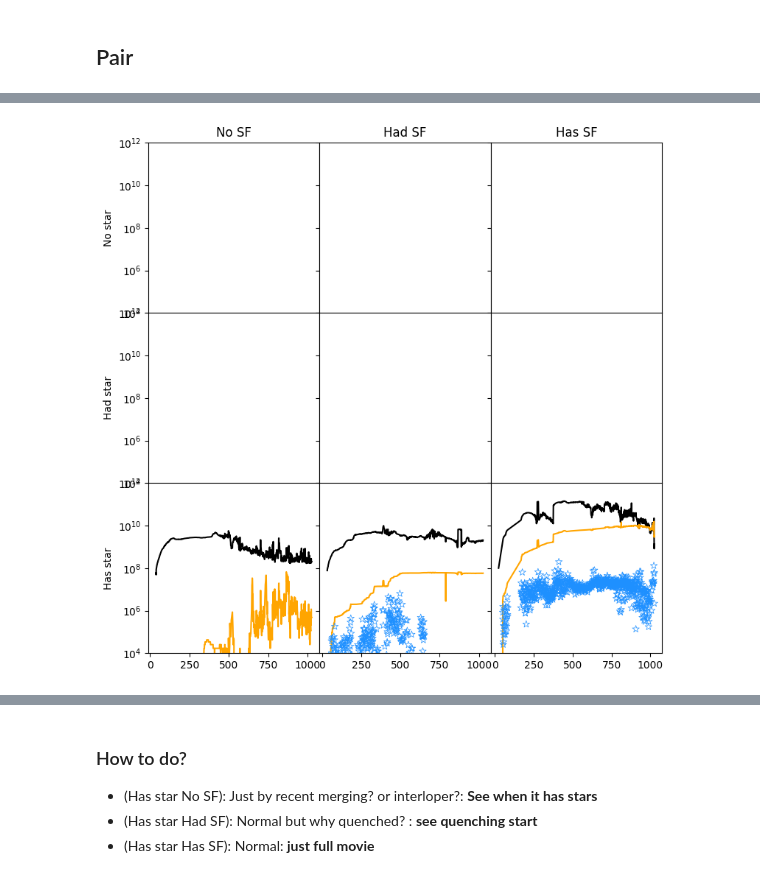
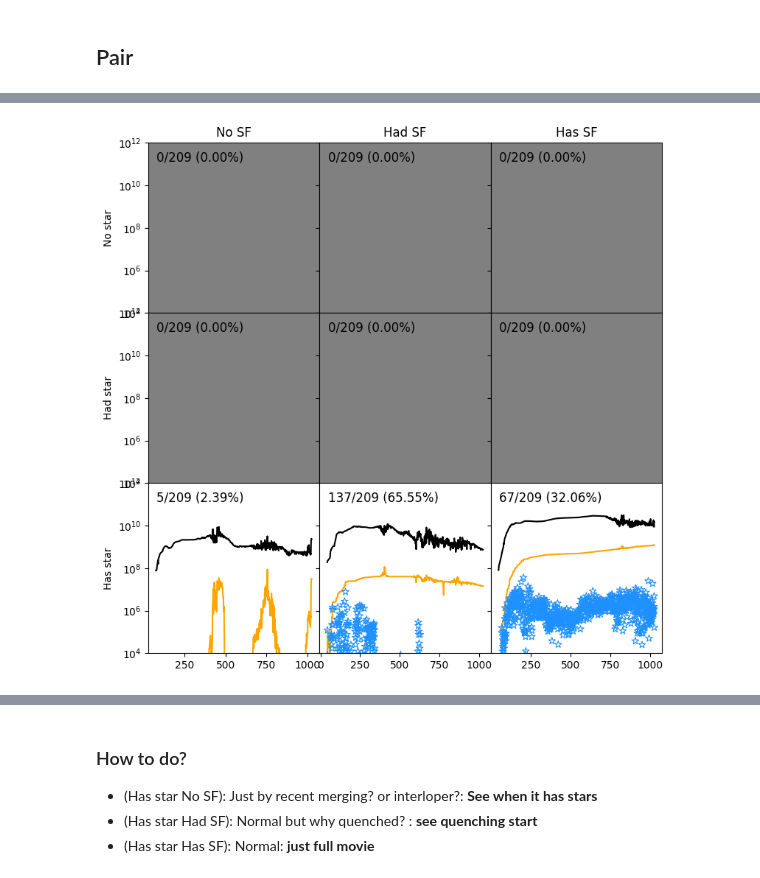
Before and after one commit to syj3514/MissingSat, a Jupyter notebook: 08a_SF_case.ipynb, the cells around one changed output, grey strips where cells are left out. Drawn from its saved outputs; the diff is of its cells as text; code cells hidden in the pictures.

```diff
--- a/08a_SF_case.ipynb
+++ b/08a_SF_case.ipynb
@@ -297,15 +216,20 @@ for pair in pairs1:
     branch = stree1[pair['id']]
     mstar = branch['mstar_vir']
     hasstar = mstar>0
-    if(np.sum(hasstar) == 0):
-        p1cases[0][1].append(pair['id'])
+    if(np.sum(hasstar) == 0): p1cases[0][1].append(pair['id'])
     else:
-        if(pair['mstar_vir']==0):
-            p1cases[1][1].append(pair['id'])
-        else:
-            p1cases[2][1].append(pair['id'])
+        if(pair['mstar_vir']==0): p1cases[1][1].append(pair['id'])
+        else: p1cases[2][1].append(pair['id'])
+for pair in pairs2:
+    branch = stree2[pair['id']]
+    mstar = branch['mstar_vir']
+    hasstar = mstar>0
+    if(np.sum(hasstar) == 0): p1cases[0][1].append(-pair['id'])
+    else:
+        if(pair['mstar_vir']==0): p1cases[1][1].append(-pair['id'])
+        else: p1cases[2][1].append(-pair['id'])
 for case in p1cases:
-    print(case[0], len(case[1]), f"{len(case[1])/len(pairs1)*100:.2f}%")
+    print(case[0], len(case[1]), f"{len(case[1])/(len(pairs1)+len(pairs2))*100:.2f}%")
 
 p2cases=[ ['no SF forever',[]], ['had SF, but not now',[]], ['has SF',[]] ]
 for pair in pairs1:
@@ -315,40 +239,49 @@ for pair in pairs1:
     if(np.sum(hasstar) == 0):
         p2cases[0][1].append(pair['id'])
     else:
-        if(np.sum(branch[:10]['insitu_vir'])==0):
-            p2cases[1][1].append(pair['id'])
-        else:
-            p2cases[2][1].append(pair['id'])
+        if(np.sum(branch[:10]['insitu_vir'])==0): p2cases[1][1].append(pair['id'])
+        else: p2cases[2][1].append(pair['id'])
+for pair in pairs2:
+    branch = stree2[pair['id']]
+    mstar = branch['insitu_vir']
+    hasstar = mstar>0
+    if(np.sum(hasstar) == 0):
+        p2cases[0][1].append(-pair['id'])
+    else:
+        if(np.sum(branch[:10]['insitu_vir'])==0): p2cases[1][1].append(-pair['id'])
+        else: p2cases[2][1].append(-pair['id'])
 for case in p2cases:
-    print(case[0], len(case[1]), f"{len(case[1])/len(pairs1)*100:.2f}%")
+    print(case[0], len(case[1]), f"{len(case[1])/(len(pairs1)+len(pairs2))*100:.2f}%")
 
 p1a = p1cases[0][1]; p1b = p1cases[1][1]; p1c = p1cases[2][1]
 p2a = p2cases[0][1]; p2b = p2cases[1][1]; p2c = p2cases[2][1]
-pcases = []
+dcases = []
 print('No star')
-ids = np.array(p1a)[isin(p1a,p2a)]; print(f"    No SF {len(ids)}"); pcases.append(['No star',"No SF", ids])
-ids = np.array(p1a)[isin(p1a,p2b)]; print(f"    had SF {len(ids)}"); pcases.append(['No star',"Had SF", ids])
-ids = np.array(p1a)[isin(p1a,p2c)]; print(f"    has SF {len(ids)}"); pcases.append(['No star',"Has SF", ids])
+ids = np.array(p1a)[isin(p1a,p2a)]; print(f"    No SF {len(ids)}"); dcases.append(['No star',"No SF", ids])
+ids = np.array(p1a)[isin(p1a,p2b)]; print(f"    had SF {len(ids)}"); dcases.append(['No star',"Had SF", ids])
+ids = np.array(p1a)[isin(p1a,p2c)]; print(f"    has SF {len(ids)}"); dcases.append(['No star',"Has SF", ids])
 print('Had star')
-ids = np.array(p1b)[isin(p1b,p2a)]; print(f"    No SF {len(ids)}"); pcases.append(['Had star',"No SF", ids])
-ids = np.array(p1b)[isin(p1b,p2b)]; print(f"    had SF {len(ids)}"); pcases.append(['Had star',"Had SF", ids])
-ids = np.array(p1b)[isin(p1b,p2c)]; print(f"    has SF {len(ids)}"); pcases.append(['Had star',"Has SF", ids])
+ids = np.array(p1b)[isin(p1b,p2a)]; print(f"    No SF {len(ids)}"); dcases.append(['Had star',"No SF", ids])
+ids = np.array(p1b)[isin(p1b,p2b)]; print(f"    had SF {len(ids)}"); dcases.append(['Had star',"Had SF", ids])
+ids = np.array(p1b)[isin(p1b,p2c)]; print(f"    has SF {len(ids)}"); dcases.append(['Had star',"Has SF", ids])
 print('Has star')
-ids = np.array(p1c)[isin(p1c,p2a)]; print(f"    No SF {len(ids)}"); pcases.append(['Has star',"No SF", ids])
-ids = np.array(p1c)[isin(p1c,p2b)]; print(f"    had SF {len(ids)}"); pcases.append(['Has star',"Had SF", ids])
-ids = np.array(p1c)[isin(p1c,p2c)]; print(f"    has SF {len(ids)}"); pcases.append(['Has star',"Has SF", ids])
-casedict['NH']['p'] = pcases
+ids = np.array(p1c)[isin(p1c,p2a)]; print(f"    No SF {len(ids)}"); dcases.append(['Has star',"No SF", ids])
+ids = np.array(p1c)[isin(p1c,p2b)]; print(f"    had SF {len(ids)}"); dcases.append(['Has star',"Had SF", ids])
+ids = np.array(p1c)[isin(p1c,p2c)]; print(f"    has SF {len(ids)}"); dcases.append(['Has star',"Has SF", ids])
 
 fig, axes = plt.subplots(3,3, figsize=(9,9), sharex='col', sharey='row')
-for i, case in enumerate(pcases):
+for i, case in enumerate(dcases):
     ax = axes.flatten()[i]
     str1, str2, ids = case
+    ax.text(0.05, 0.95, f"{len(ids)}/{len(pairs1)+len(pairs2)} ({len(ids)/(len(pairs1)+len(pairs2))*100:.2f}%)", ha='left', va='top', transform=ax.transAxes, fontsize=12)
     if(len(ids)>0):
         iid = np.random.choice(ids)
-        branch = stree1[iid]
+        branch = stree1[iid] if(iid>0) else stree2[-iid]
         ax.plot(branch['timestep'], branch['mdm_vir'], color='k')
         ax.plot(branch['timestep'], branch['mstar_vir'], color='orange')
-        ax.scatter(branch['timestep'], branch['insitu_vir'], fc='none', ec='dodgerblue', marker='*', s=50, zorder=3, lw=0.5)
+        ax.scatter(branch['timestep'], branch['insitu_vir'], fc='none', ec='dodgerblue', marker='*', s=50, zorder=3, lw=0.8)
+    else:
+        ax.set_facecolor('grey')
     ax.set_yscale('log')
     ax.set_ylim(1e4,1e12)
 
@@ -359,6 +292,7 @@ for i, case in enumerate(pcases):
         ax.set_ylabel(str1)
 
 plt.subplots_adjust(wspace=0, hspace=0)
+plt.savefig(f"pair_example.png", dpi=300, facecolor='w')
 plt.show(); plt.close()
 # %% [output]
 no star forever 0 0.00%
@@ -382 +316 @@ Has star
-[figure, old version]
+[figure, new version]
```
Also changed, not shown: parts of 8 cells of this notebook, 5 other files.
